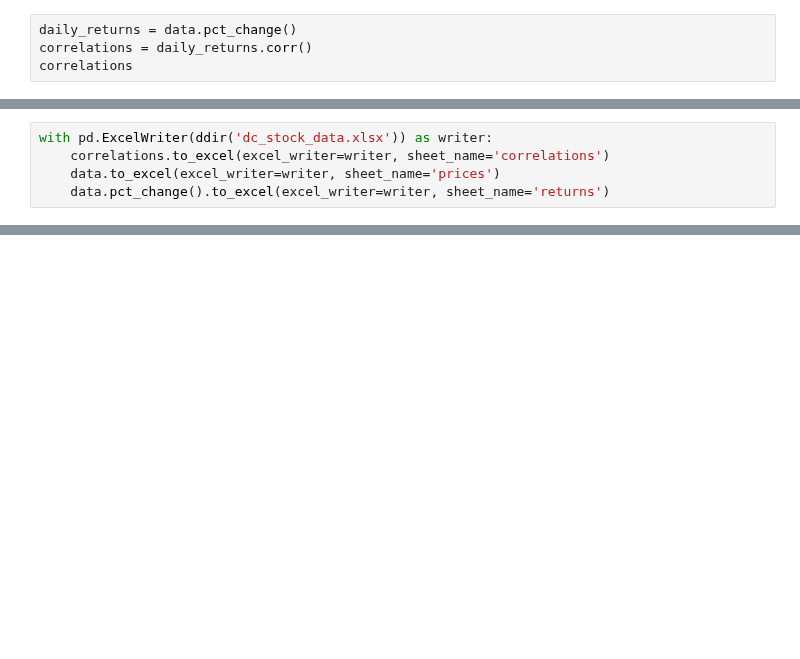
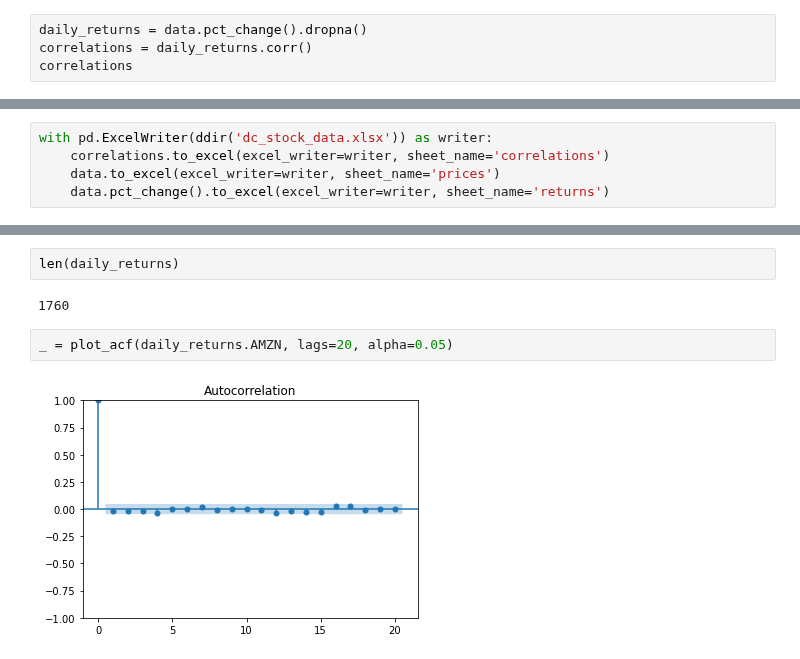
Before and after one commit to mattmcd/PyBayes, a Jupyter notebook: scripts/dc_manipulating_time_series.ipynb, the cells around one changed output, grey strips where cells are left out. Saved outputs shown, nothing was run; the diff lists cells and outputs as text; blank space fills up the shorter version.

```diff
--- a/scripts/dc_manipulating_time_series.ipynb
+++ b/scripts/dc_manipulating_time_series.ipynb
@@ -328,7 +328,7 @@ _ = df_index.pct_change().rolling('30D').apply(multi_period_returns).plot()
 # %% [markdown]
 ## Index Correlation and Exporting to Excel
 # %%
-daily_returns = data.pct_change()
+daily_returns = data.pct_change().dropna()
 correlations = daily_returns.corr()
 correlations
 # %% [output]
@@ -359,0 +378,8 @@ with pd.ExcelWriter(ddir('dc_stock_data.xlsx')) as writer:
+# %%
+len(daily_returns)
+# %% [output]
+1760
+# %%
+_ = plot_acf(daily_returns.AMZN, lags=20, alpha=0.05)
+# %% [output]
+[figure, added]
```
Also changed, not shown: parts of 19 cells of this notebook, 2 other files.
